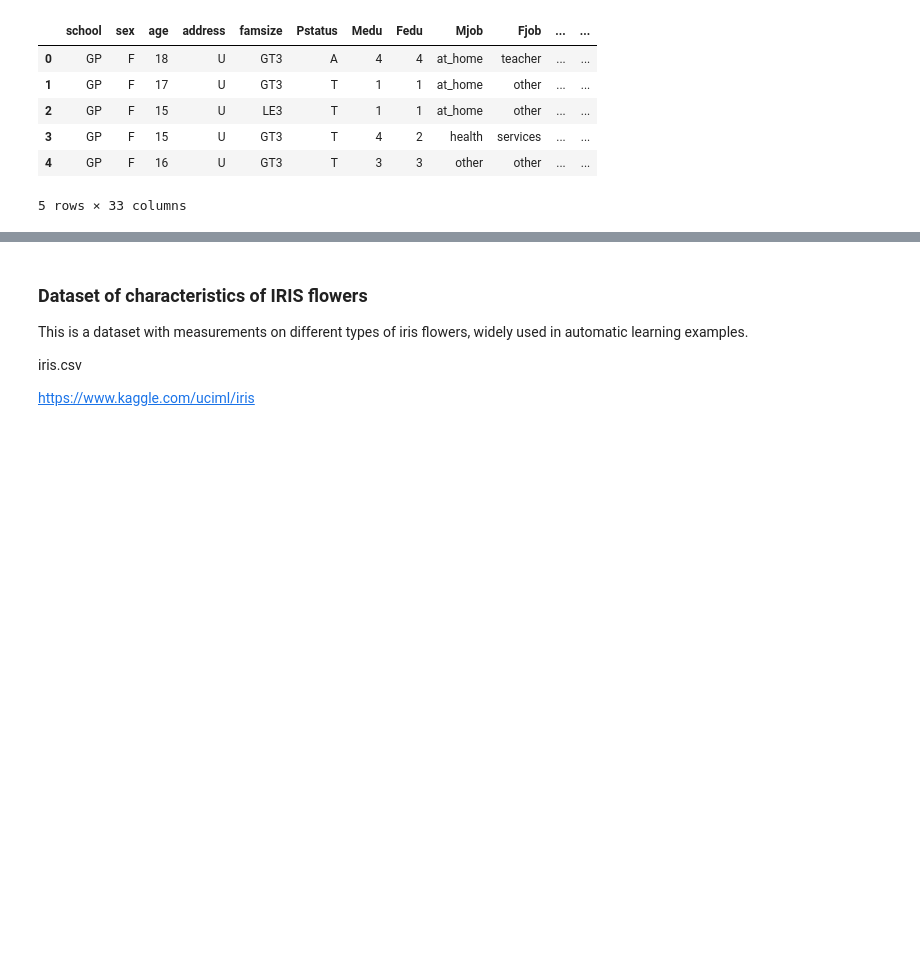
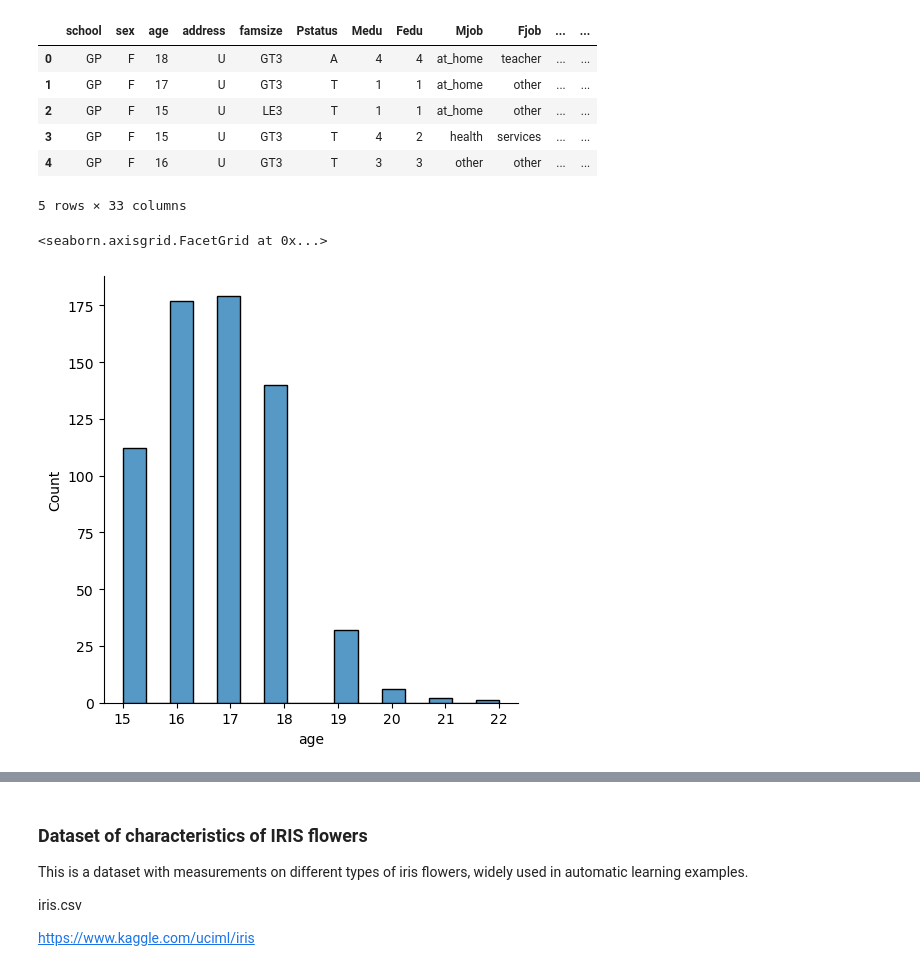
Before and after one commit to Maitlla/Sistemas_BD, a Jupyter notebook: analytics/03_distributions-exercise.ipynb, the cells around one changed output, grey strips where cells are left out. Saved outputs shown, nothing was run; the diff lists cells and outputs as text; code cells hidden in the pictures; blank space fills up the shorter version.

```diff
--- a/analytics/03_distributions-exercise.ipynb
+++ b/analytics/03_distributions-exercise.ipynb
@@ -27,6 +27,11 @@ df.head()
 # Show a histogram type data and interpret the data.
 # ¿Cómo se distribuyen las edades de los estudiantes?
 # Mostrar datos de tipo histograma e interpretar los datos.
+# %%
+sns.displot(data=df,x='age')
+# %% [output]
+<seaborn.axisgrid.FacetGrid at 0x...>
+[figure, added]
 # %%
 # Visualize the distribution of study hours. Is there a difference between men and women?
 # Visualiza la distribución de las horas de estudio. ¿Existe alguna diferencia entre hombres y mujeres?
```
Also changed, not shown: parts of 3 cells of this notebook, 8 other files.
